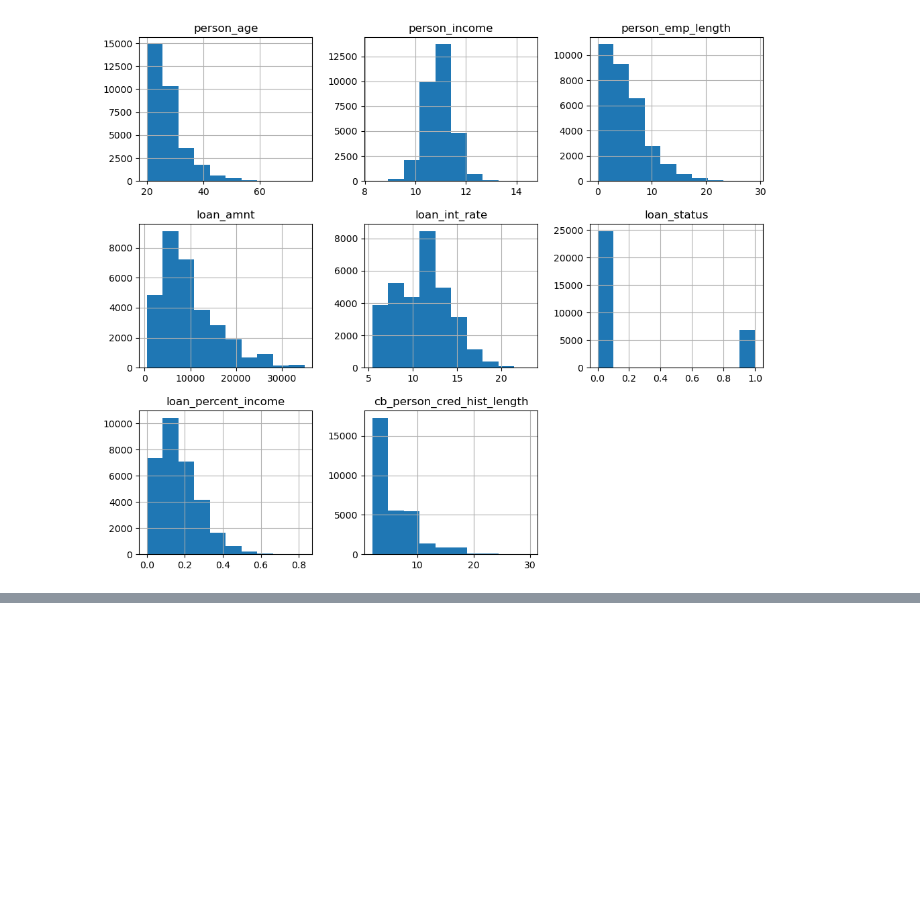
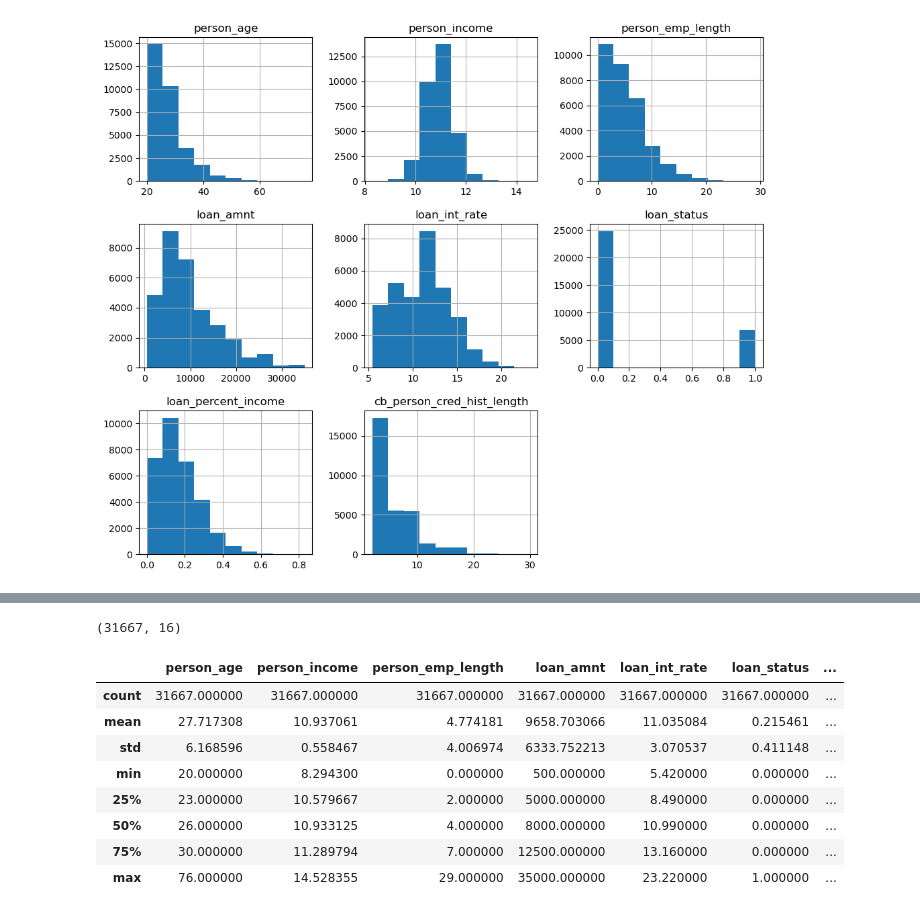
Before and after one commit to GaganM141/Loan-Risk, a Jupyter notebook: Loan Risk.ipynb, the cells around one changed output, grey strips where cells are left out. Saved outputs shown, nothing was run; the diff lists cells and outputs as text; code cells hidden in the pictures; blank space fills up the shorter version.

```diff
--- a/Loan Risk.ipynb
+++ b/Loan Risk.ipynb
@@ -214,0 +215,16 @@ df.head()
+# %%
+df.shape
+# %% [output]
+(31667, 16)
+# %%
+df.describe()
+# %% [output]
+|  | person_age | person_income | person_emp_length | loan_amnt | loan_int_rate | loan_status | ... |
+| count | 31667.000000 | 31667.000000 | 31667.000000 | 31667.000000 | 31667.000000 | 31667.000000 | ... |
+| mean | 27.717308 | 10.937061 | 4.774181 | 9658.703066 | 11.035084 | 0.215461 | ... |
+| std | 6.168596 | 0.558467 | 4.006974 | 6333.752213 | 3.070537 | 0.411148 | ... |
+| min | 20.000000 | 8.294300 | 0.000000 | 500.000000 | 5.420000 | 0.000000 | ... |
+| 25% | 23.000000 | 10.579667 | 2.000000 | 5000.000000 | 8.490000 | 0.000000 | ... |
+| 50% | 26.000000 | 10.933125 | 4.000000 | 8000.000000 | 10.990000 | 0.000000 | ... |
+| 75% | 30.000000 | 11.289794 | 7.000000 | 12500.000000 | 13.160000 | 0.000000 | ... |
+| max | 76.000000 | 14.528355 | 29.000000 | 35000.000000 | 23.220000 | 1.000000 | ... |
```
Also changed, not shown: parts of 25 cells of this notebook.
